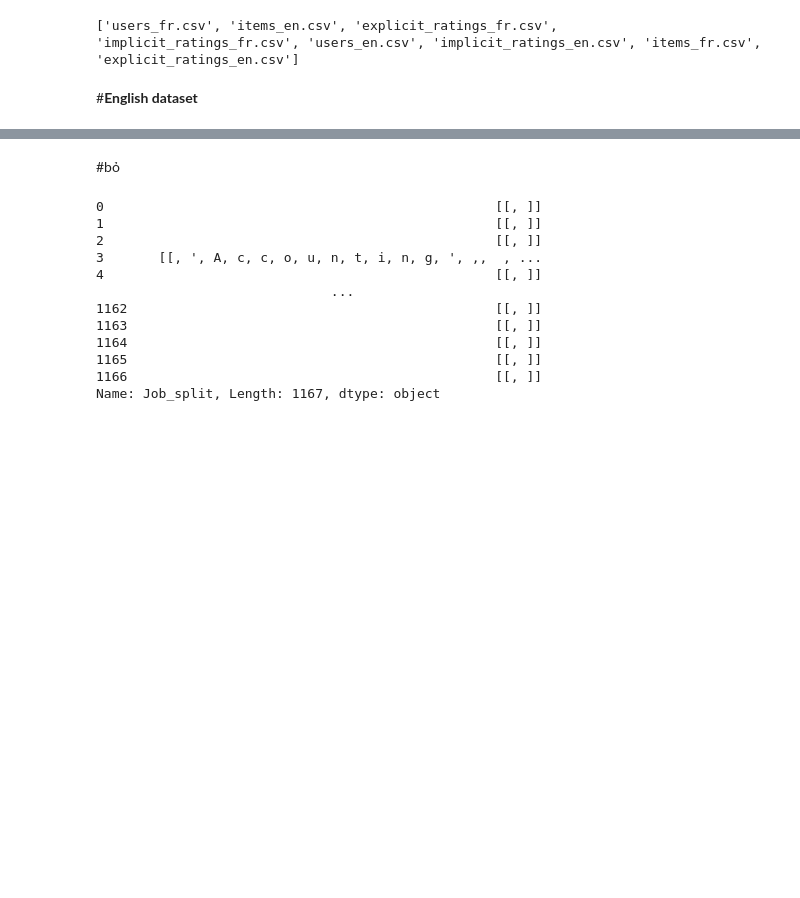
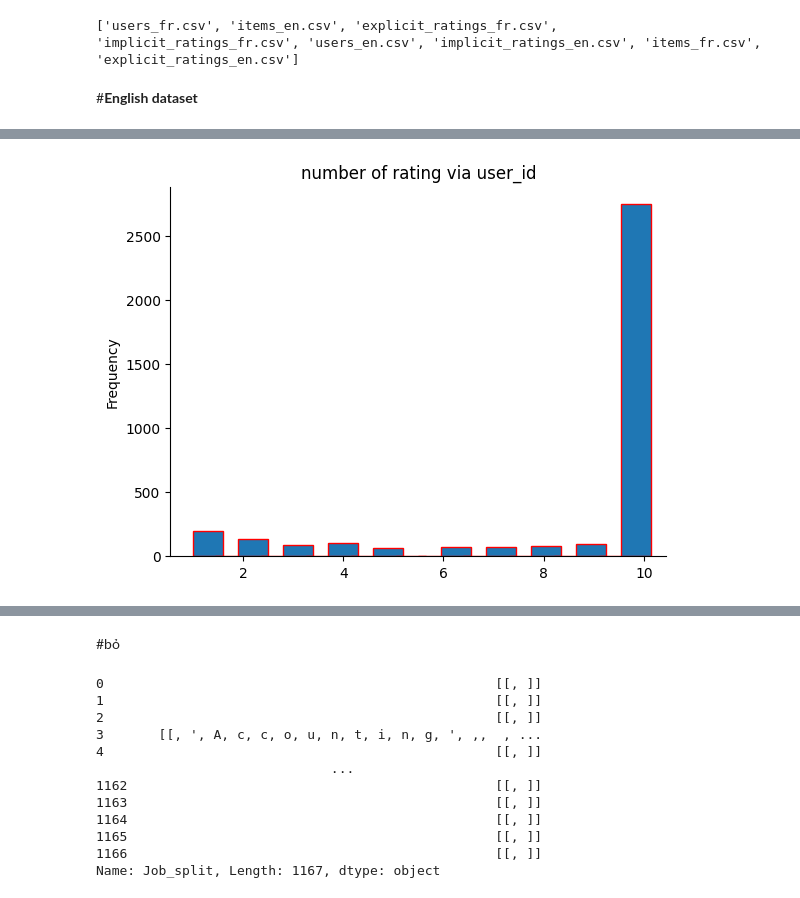
Before and after one commit to KaHustOwOd/WebMiningIT4868---FPGrowth, a Jupyter notebook: WM_FP_Growth.ipynb, the cells around one changed output, grey strips where cells are left out. Drawn from its saved outputs; the diff is of its cells as text; code cells hidden in the pictures; blank space fills up the shorter version.

```diff
--- a/WM_FP_Growth.ipynb
+++ b/WM_FP_Growth.ipynb
@@ -45,0 +42,5 @@ df_exprate_en
+# %%
+df_exprate_4plot['rating'].plot(kind='hist', bins=20, title='number of rating via user_id', xlabel='ratings', width = 0.6, edgecolor = 'red')
+plt.gca().spines[['top', 'right',]].set_visible(False)
+# %% [output]
+[figure, added]
```
Also changed, not shown: parts of 20 cells of this notebook.
